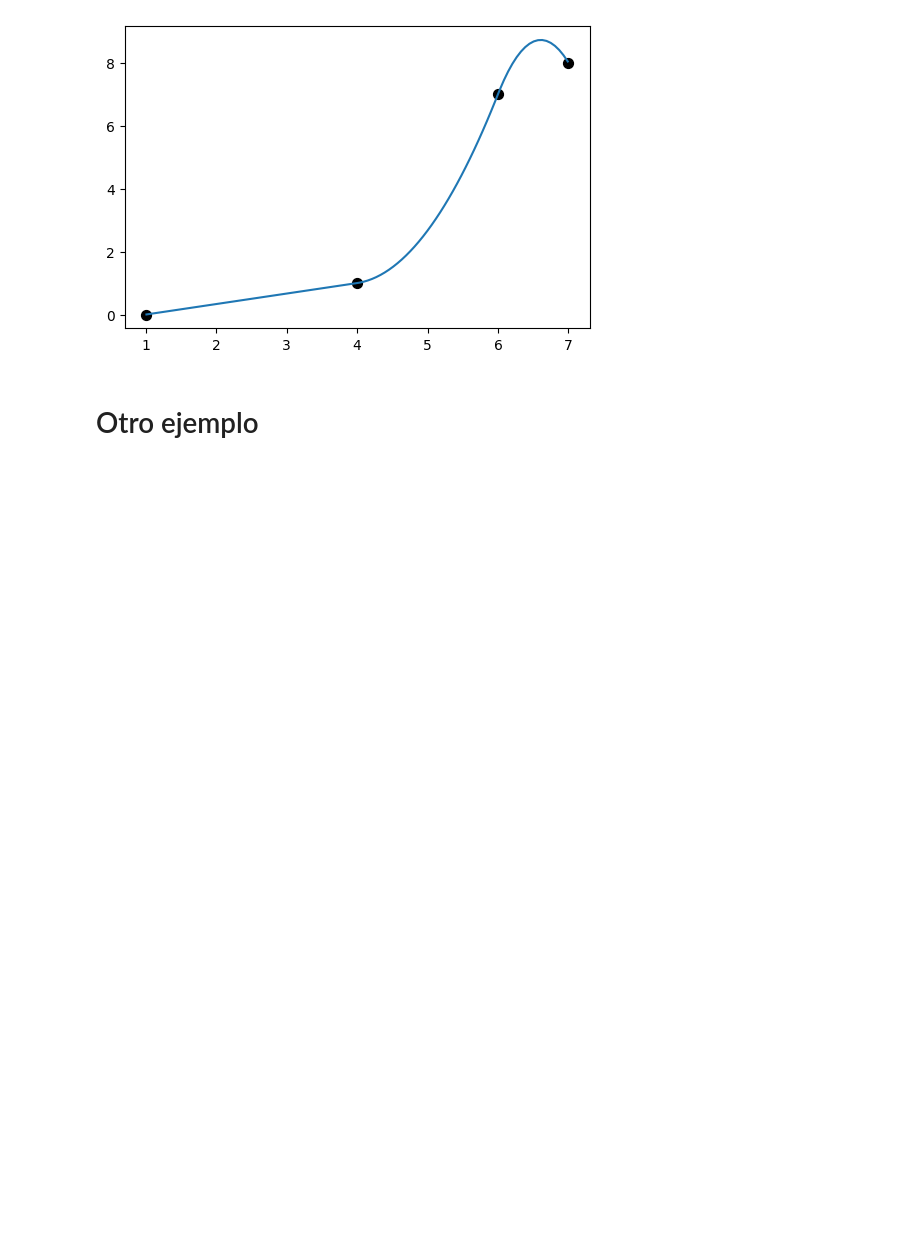
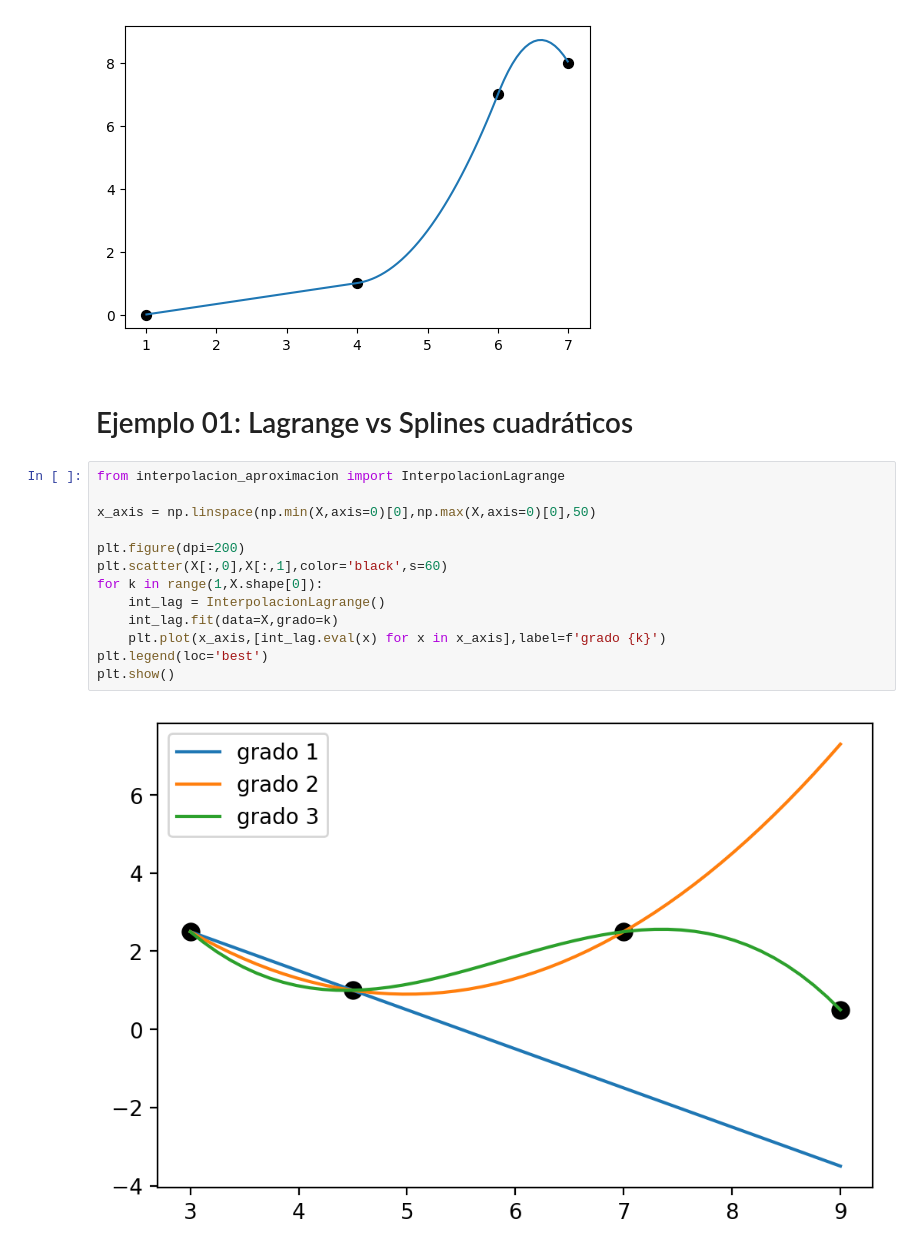
Before and after one commit to gmauricio-toledo/UNISON-teaching, a Jupyter notebook: interpolacion.ipynb, the cells around one changed output. Drawn from its saved outputs; the diff is of its cells as text; blank space fills up the shorter version.

Commit message:
ejemplos splines

```diff
--- a/interpolacion.ipynb
+++ b/interpolacion.ipynb
@@ -112,8 +112,23 @@ Coeficientes:
  [ 1.33333333e+00 -1.03333333e+01  2.10000000e+01]
  [-4.66666667e+00  6.16666667e+01 -1.95000000e+02]]
 [figure]
-# %% [markdown]
-# Otro ejemplo
+# %% [markdown]
+# Ejemplo 01: Lagrange vs Splines cuadráticos
+# %%
+from interpolacion_aproximacion import InterpolacionLagrange
+
+x_axis = np.linspace(np.min(X,axis=0)[0],np.max(X,axis=0)[0],50)
+
+plt.figure(dpi=200)
+plt.scatter(X[:,0],X[:,1],color='black',s=60)
+for k in range(1,X.shape[0]):
+    int_lag = InterpolacionLagrange()
+    int_lag.fit(data=X,grado=k)
+    plt.plot(x_axis,[int_lag.eval(x) for x in x_axis],label=f'grado {k}')
+plt.legend(loc='best')
+plt.show()
+# %% [output]
+[figure, added]
 # %%
 import numpy as np
 import matplotlib.pyplot as plt
```
Also changed, not shown: parts of 5 cells of this notebook, 1 other file.
